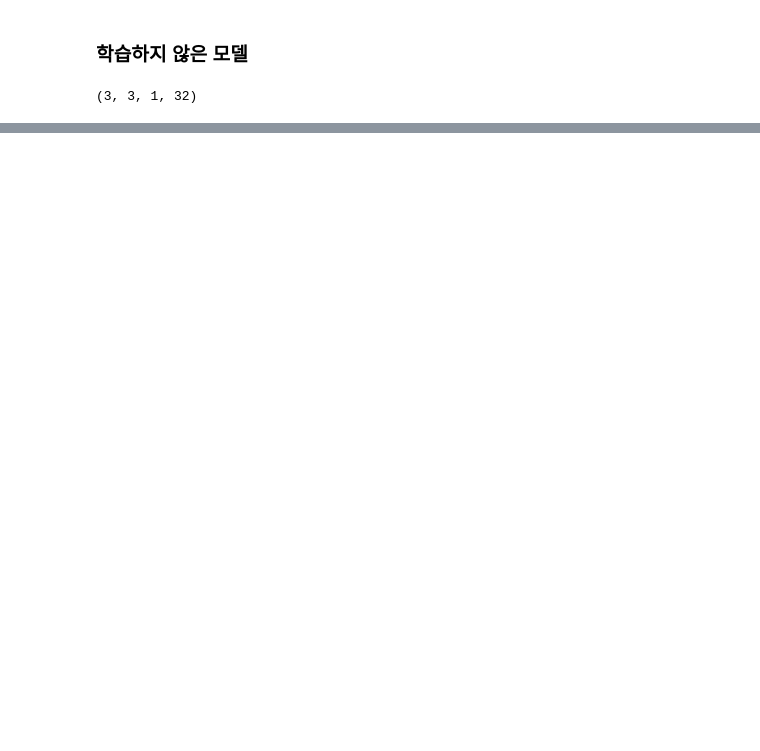
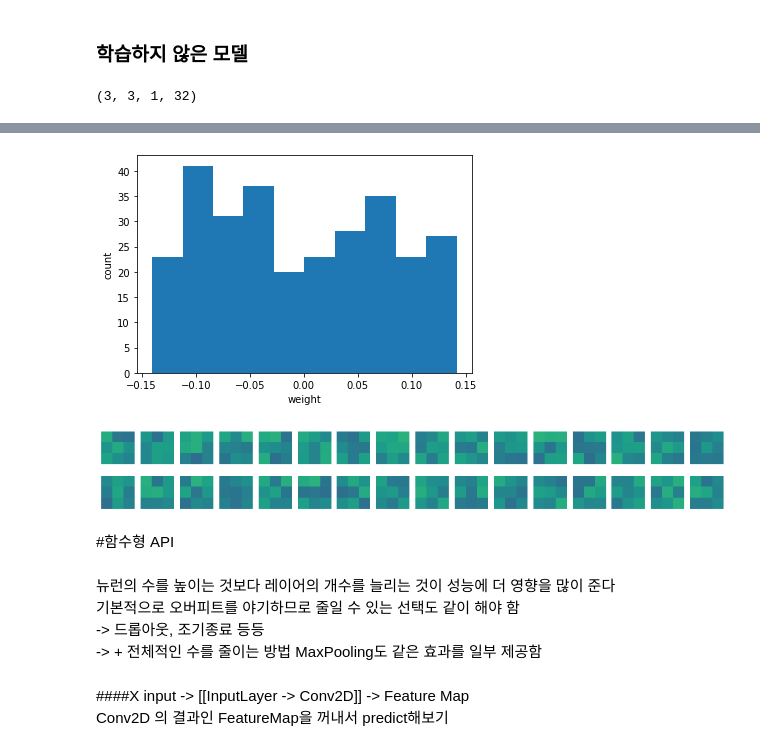
Before and after one commit to serinss/seSAC_ML_DL, a Jupyter notebook: 08_3_합성곱_신경망의_시각화.ipynb, the cells around one changed output, grey strips where cells are left out. Saved outputs shown, nothing was run; the diff lists cells and outputs as text; code cells hidden in the pictures; blank space fills up the shorter version.

```diff
--- a/08_3_합성곱_신경망의_시각화.ipynb
+++ b/08_3_합성곱_신경망의_시각화.ipynb
@@ -264,0 +278,26 @@ print(no_training_weights.mean(), no_training_weights.std())
+# %%
+plt.hist(no_training_weights.reshape(-1,1))
+plt.xlabel('weight')
+plt.ylabel('count')
+plt.show()
+# %% [output]
+[figure, added]
+# %%
+fig, axs = plt.subplots(2, 16, figsize=(15,2))
+for i in range(2):
+  for j in range(16):
+    axs[i,j].imshow(no_training_weights[:,:,0,i*16+j], vmin=-0.5, vmax=0.5)
+    axs[i,j].axis('off')
+plt.show()
+# %% [output]
+[figure, added]
+# %% [markdown]
+#함수형 API
+# %% [markdown]
+뉴런의 수를 높이는 것보다 레이어의 개수를 늘리는 것이 성능에 더 영향을 많이 준다
+기본적으로 오버피트를 야기하므로 줄일 수 있는 선택도 같이 해야 함
+-> 드롭아웃, 조기종료 등등
+-> + 전체적인 수를 줄이는 방법 MaxPooling도 같은 효과를 일부 제공함
+# %% [markdown]
+####X input -> [[InputLayer -> Conv2D]] -> Feature Map
+Conv2D 의 결과인 FeatureMap을 꺼내서 predict해보기
```
Also changed, not shown: parts of 27 cells of this notebook.
